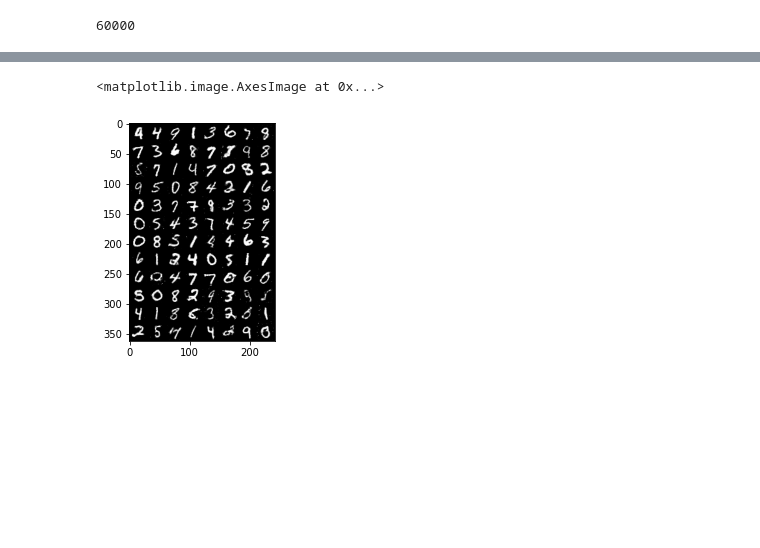
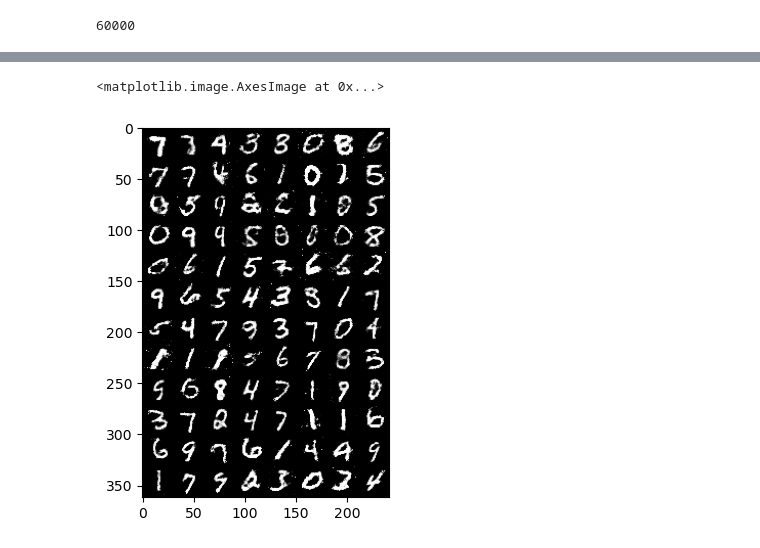
Before and after one commit to duongtrung/IU-DeepLearning-DLMDSDL01, a Jupyter notebook: Codes/GANs/01. PyTorch_GAN.ipynb, the cells around one changed output, grey strips where cells are left out. Drawn from its saved outputs; the diff is of its cells as text; code cells hidden in the pictures; blank space fills up the shorter version.

```diff
--- a/Codes/GANs/01. PyTorch_GAN.ipynb
+++ b/Codes/GANs/01. PyTorch_GAN.ipynb
@@ -209,7 +202,7 @@ plt.imshow(a)
 # %%
-a = imread('gan_images/100.png')
+a = imread('gan_images/10.png')
 plt.imshow(a)
 # %% [output]
 <matplotlib.image.AxesImage at 0x...>
-[figure, old version]
+[figure, new version]
 # %%
```
Also changed, not shown: parts of 10 cells of this notebook.
